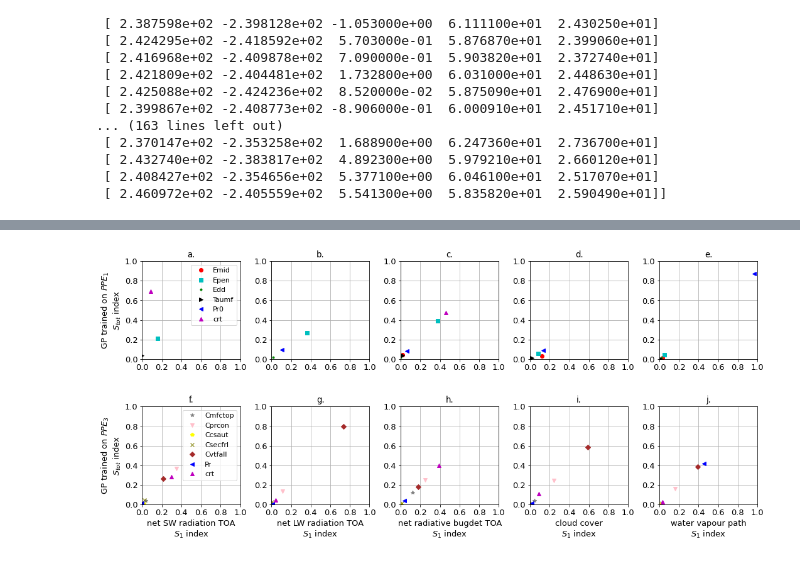
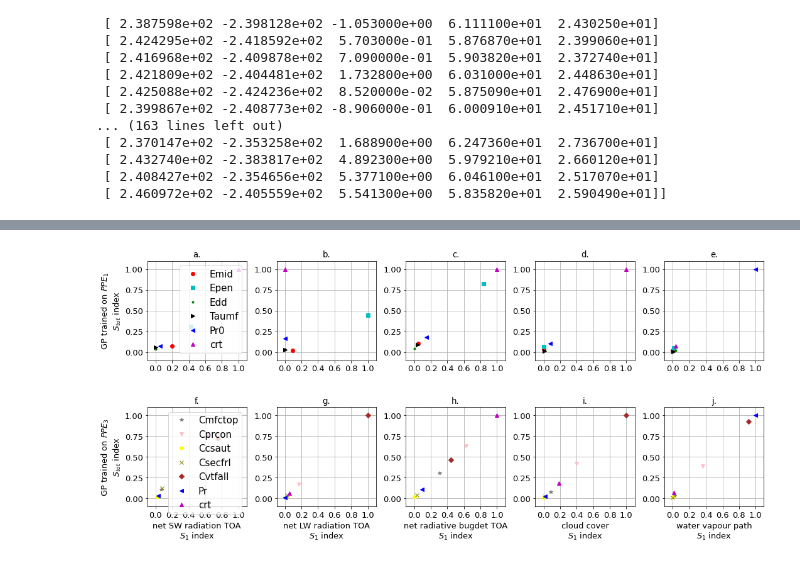
Before and after one commit to Paulinebonnet111/bonnet23_gmd_automatic_tuning_atm_paper, a Jupyter notebook: Paper_clean_code/D-read_and_analyze_output_data/1_Hyperparameter_tuning_SobolAnalysis.ipynb, the cells around one changed output, grey strips where cells are left out. Saved outputs shown, nothing was run; the diff lists cells and outputs as text; code cells hidden in the pictures.

```diff
--- a/Paper_clean_code/D-read_and_analyze_output_data/1_Hyperparameter_tuning_SobolAnalysis.ipynb
+++ b/Paper_clean_code/D-read_and_analyze_output_data/1_Hyperparameter_tuning_SobolAnalysis.ipynb
@@ -1386,0 +1413,26 @@ parameter 6 has a first order Sobol indice of 1.03 and total Sobol indice of 1.2
+# %%
+#1st, 2nd, 4rd, 5th paper PPEs
+#with normalization !! -> negative values to zero and normalized by maximum values
+
+minnall=[minn1,minn12,minn3,minn34]
+maxxall=[maxx1,maxx12,maxx3,maxx34]
+icase=0
+indicesall={}
+nparam=[6,6,7,7]
+noutputs=5 #number of outputs
+for funcc in [func_GP_for_Sobol1,func_GP_for_Sobol12,func_GP_for_Sobol3,func_GP_for_Sobol34]:
+    print('icase',icase)
+    indices = sobol_original(funcc,minnall[icase],maxxall[icase],120000,nparam[icase], noutputs)
+    for ioutput in np.arange(noutputs):
+        print('output',ioutput)
+        for iparam in np.arange(nparam[icase]):
+            indices[0][ioutput][iparam]=max(indices[0][ioutput][iparam],0)
+            indices[1][ioutput][iparam]=max(indices[1][ioutput][iparam],0)
+        indices[0][ioutput]=indices[0][ioutput]/max(indices[0][ioutput])
+        indices[1][ioutput]=indices[1][ioutput]/max(indices[1][ioutput])
+        for iparam in np.arange(nparam[icase]):
+            print('parameter', iparam,'has a first order Sobol indice of',  round(indices[0][ioutput][iparam], 2), 'and total Sobol indice of', round(indices[1][ioutput][iparam], 2))
+
+    indicesall[icase]=indices
+
+    icase+=1
@@ -1408,35 +1478,35 @@ iplot=0
 ncase=4
 for icase in [0,2]: #only PPE1 and PPE3
     if (icase==0 or icase==1):
         param=parameters_list1
         col=colors1
         sha=shapes1
     if (icase==2 or icase==3):
         param=parameters_list2
         col=colors2
         sha=shapes2
     for ioutput in np.arange(noutputs):# 5 outputs
         ax = fig.add_subplot(2,5,iplot+1)
-        plt.xlim([0,1])
-        plt.ylim([0,1])
-        plt.xticks(np.arange(0,1.1,0.2))
+        plt.xlim([-0.1,1.1])
+        plt.ylim([-0.1,1.1])
+        plt.xticks(np.arange(0.0,1.11,0.2))
         ax.set_aspect('equal')
         for iparam in np.arange(nparam[icase]):
             plt.plot(indicesall[icase][0][ioutput][iparam],indicesall[icase][1][ioutput][iparam],sha[iparam],color=col[iparam],label=param[iparam])
-        if iplot in np.arange(0,ncase*noutputs-1,noutput):
+        if iplot in np.arange(0,ncase*noutputs-1,noutputs):
             plt.legend()
             plt.ylabel(r'GP trained on '+leg_case[icase]+'\n'+r'$S_{tot}$ index')
         #else:
         #    plt.yticks(color='w')
         #if icase==0:
         #    plt.xticks(color='w')
         if icase==2 :
             plt.xlabel(names_metrics[ioutput]+'\n'+r'$S_1$ index')
 
         plt.title(letter[iplot])
         plt.grid()
         iplot+=1
         fig.tight_layout()
 #plt.savefig('PaperFig/all_Sobol_indices_PhysicsOutputs_PPE1_PPE3.png')
 # %% [output]
-[figure, old version]
+[figure, new version]
```
Also changed, not shown: parts of 13 cells of this notebook, 4 other files.
